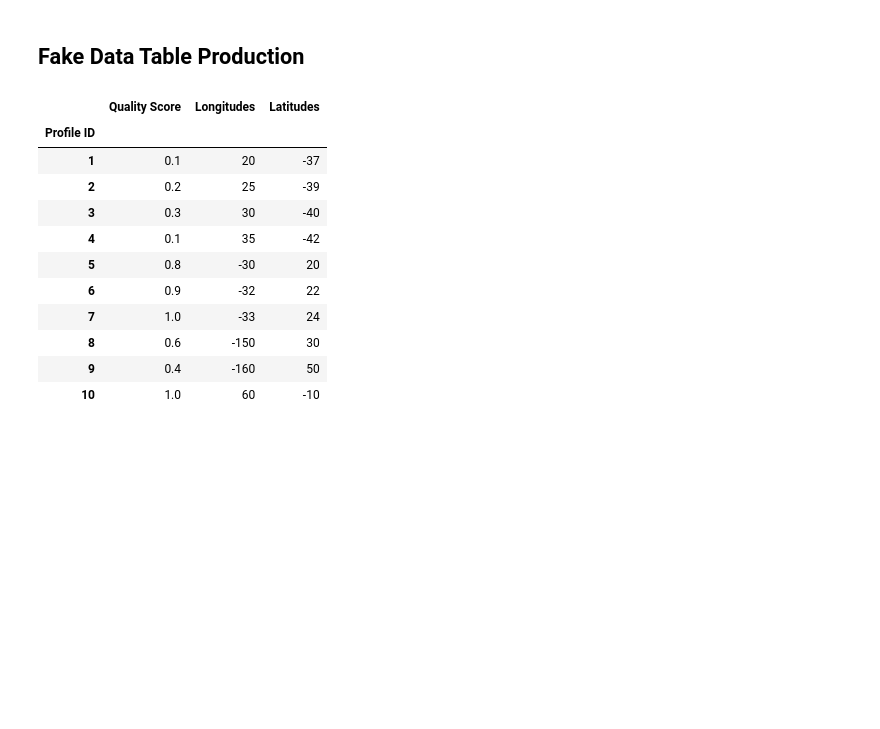
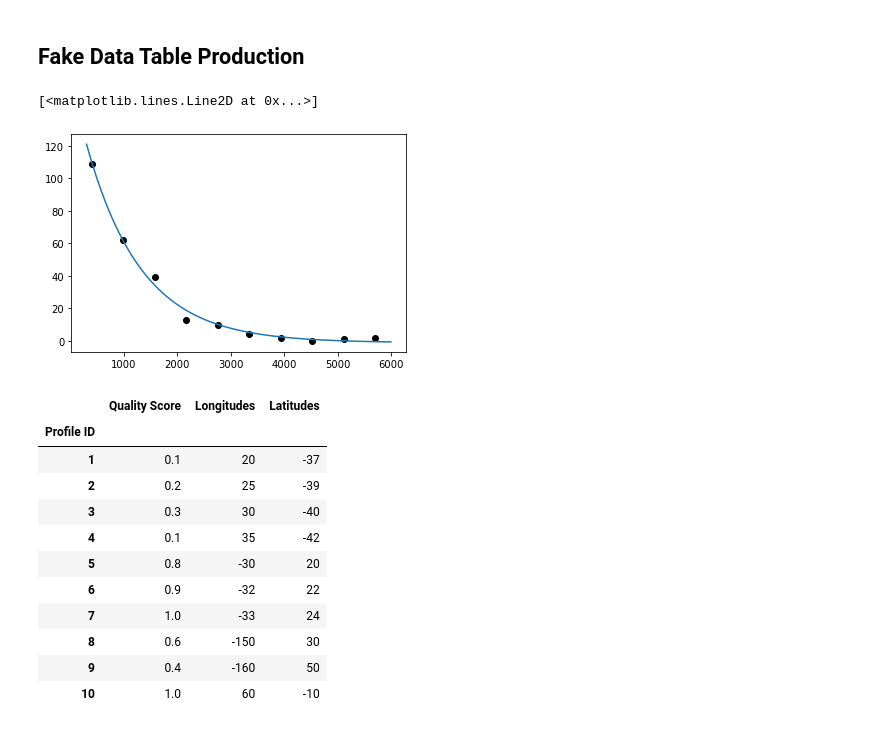
Before and after one commit to oceanhackweek/ohw19-projects-TMIVP, a Jupyter notebook: Fake_data.ipynb, the cells around one changed output. Saved outputs shown, nothing was run; the diff lists cells and outputs as text; code cells hidden in the pictures; blank space fills up the shorter version.

```diff
--- a/Fake_data.ipynb
+++ b/Fake_data.ipynb
@@ -6,5 +8,21 @@ import seaborn
 # %% [markdown]
 ## Fake Data Table Production
+# %%
+def func(x, a, c, d):
+    return a*np.exp(-c*x)+d
+# %%
+x = np.array([399.75, 989.25, 1578.75, 2168.25, 2757.75, 3347.25, 3936.75, 4526.25, 5115.75, 5705.25])
+y = np.array([109,62,39,13,10,4,2,0,1,2])
+popt, pcov = curve_fit(func, x, y, p0=(1, 1e-6, 1))
+
+xx = np.linspace(300, 6000, 1000)
+yy = func(xx, *popt)
+
+plot(x, y, 'ko')
+plot(xx, yy)
+# %% [output]
+[<matplotlib.lines.Line2D at 0x...>]
+[figure, added]
 # %%
 longitudes = [20, 25, 30, 35, -30, -32, -33, -150, -160, 60]
 latitudes = [-37, -39, -40, -42, 20, 22, 24, 30, 50, -10]
```
Also changed, not shown: parts of 1 cell of this notebook.
